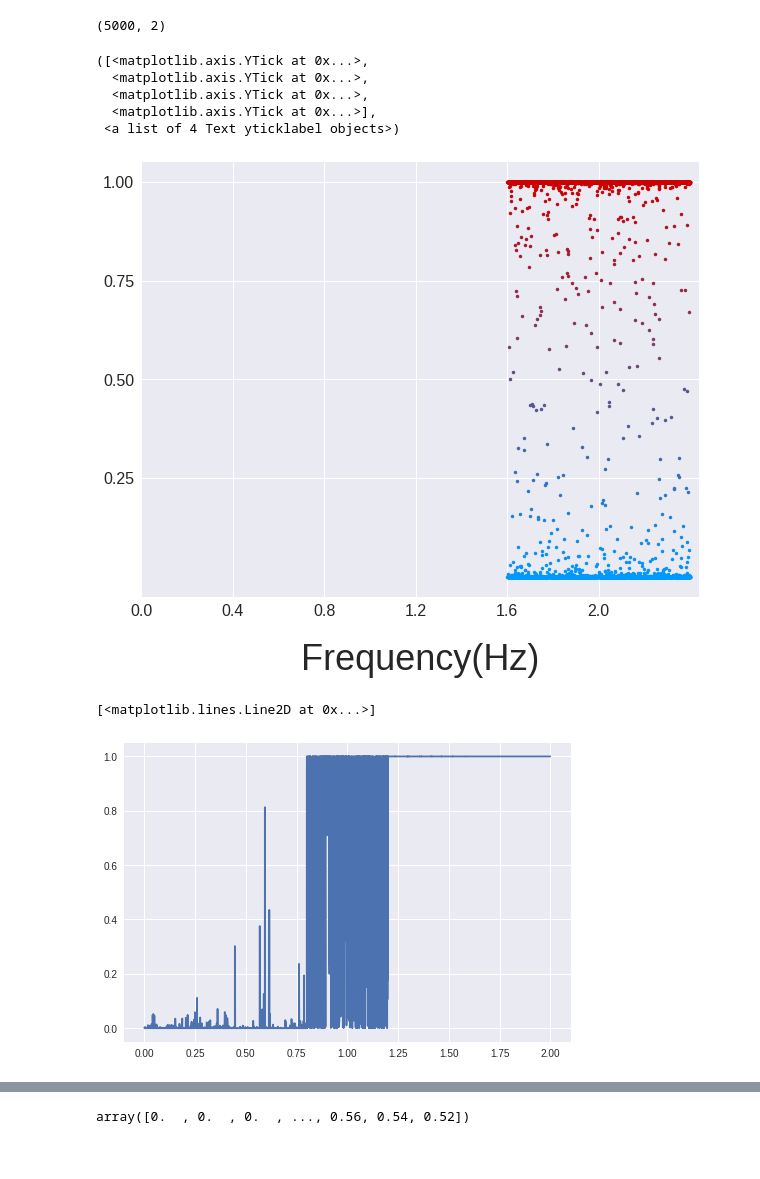
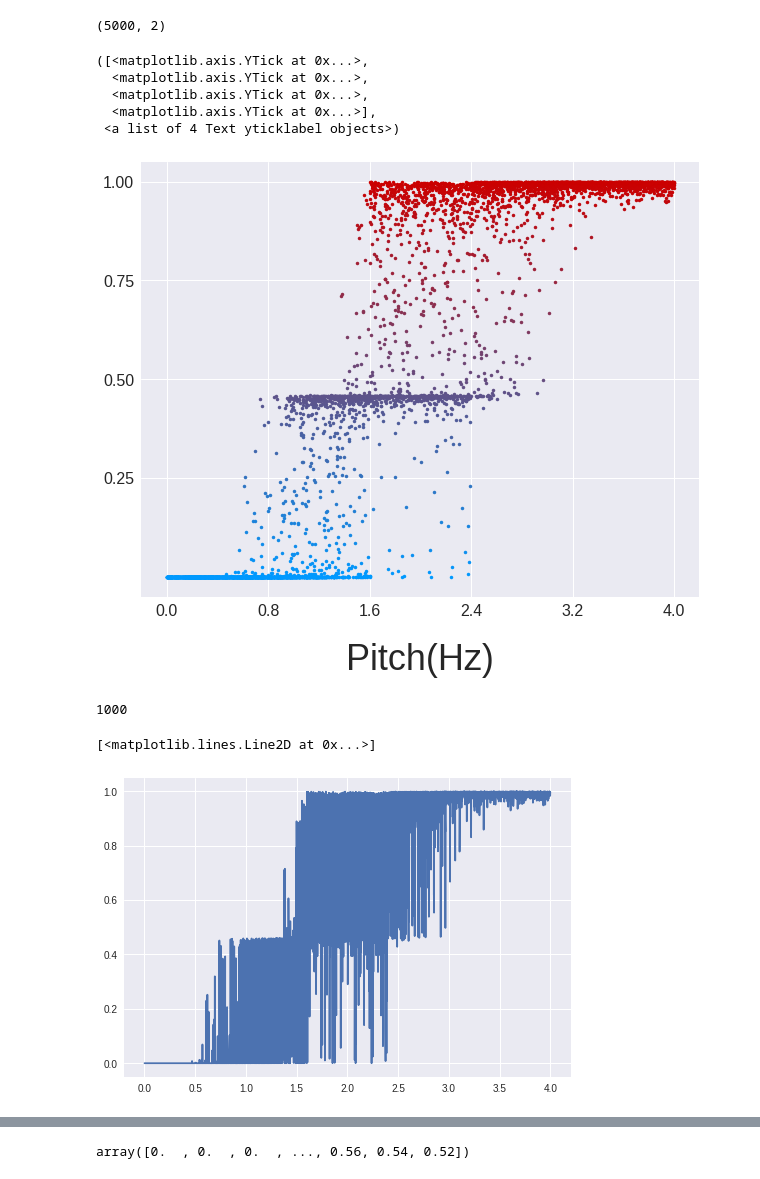
Before and after one commit to Joovvhan/Master-Thesis, a Jupyter notebook: src/Prediction_Test_Modified_For_Presentation.ipynb, the cells around one changed output, grey strips where cells are left out. Cells and saved outputs as stored; diff of their text form; code cells hidden in the pictures.

Commit message:
Bug Fixed (testFiles)

```diff
--- a/src/Prediction_Test_Modified_For_Presentation.ipynb
+++ b/src/Prediction_Test_Modified_For_Presentation.ipynb
@@ -67,15 +66,17 @@ Parameter npy File List: ['gdrive/My Drive/Colab/Model/std_10-06-17:14:18.npy',
 # %%
 dataPath = 'gdrive/My Drive/Colab/Data'
 
-foldersTest = ['A3F1P3', 'A3F2P3', 'A3F3P3', 'A3F4P3', 'A3F5P3']
+# foldersTest = ['A3F1P3', 'A3F2P3', 'A3F3P3', 'A3F4P3', 'A3F5P3']
+# foldersTest = ['A3F3P3', 'A3F3P3', 'A3F3P3', 'A3F3P3', 'A3F3P3']
+foldersTest = ['A3F3P1', 'A3F3P2', 'A3F3P3', 'A3F3P4', 'A3F3P5']
 
 pathTests = [dataPath + '/' + folder for folder in foldersTest]
 print(pathTests)
 
-filesTest = list()
+filesTestTotal = list()
 
 for i in range(len(foldersTest)):
-    filesTest = filesTest + (glob.glob(pathTests[i] + '/*.wav'))
+    filesTestTotal = filesTestTotal + (glob.glob(pathTests[i] + '/*.wav'))
 
-print(len(filesTest))
+print(len(filesTestTotal))
 # %% [output]
@@ -179,32 +178,39 @@ Y_pred.shape
 # %%
 X_ticks = np.zeros(len(Y_pred))
 
 for i in range(len(X_ticks)):
-    X_ticks[i] = float(filesTest[i].split('/')[-1].split('_')[1][1:-1])
+    X_ticks[i] = float(filesTestTotal[i].split('/')[-1].split('_')[2][1:-1])
 
 plt.figure(figsize=(10, 8))
 for i in range(len(X_ticks)):
     normalC = np.asarray([0, 0.6, 1])
     faultC = np.asarray([0.8, 0, 0])
     dotC = Y_pred[i, 1] * faultC + (1 - Y_pred[i, 1]) * normalC
     plt.plot(X_ticks[i], Y_pred[i, 1], '.', color=dotC)
 
 
-plt.xticks([0, 0.4, 0.8, 1.2, 1.6, 2.0], fontsize=16)
-plt.xlabel('Frequency(Hz)', fontsize=36, labelpad = 24)
+# plt.xticks([0, 0.4, 0.8, 1.2, 1.6, 2.0], fontsize=16)
+# plt.xlabel('Frequency(Hz)', fontsize=36, labelpad = 24)
+
+plt.xticks([0, 0.8, 1.6, 2.4, 3.2, 4.0], fontsize=16)
+plt.xlabel('Pitch(Hz)', fontsize=36, labelpad = 24)
 
 plt.yticks([0.25, 0.5, 0.75, 1.0], fontsize=16)
 # plt.ylabel('Fault Probability', fontsize=36, labelpad = 24)
 # plt.gca().get_yaxis().set_visible(False)
 
 # Need to match file name with x axis
 # %% [output]
 ([<matplotlib.axis.YTick at 0x...>,
   <matplotlib.axis.YTick at 0x...>,
   <matplotlib.axis.YTick at 0x...>,
   <matplotlib.axis.YTick at 0x...>],
  <a list of 4 Text yticklabel objects>)
-[figure, old version]
+[figure, new version]
+# %%
+len(filesTest)
+# %% [output]
+1000
 # %%
 x = np.stack((X_ticks, Y_pred[:, 1])).T
 y = np.asarray(sorted(x, key=lambda x: x[0]))
@@ -212,7 +218,7 @@ y = np.asarray(sorted(x, key=lambda x: x[0]))
 plt.plot(y[:, 0], y[:, 1])
 # %% [output]
 [<matplotlib.lines.Line2D at 0x...>]
-[figure, old version]
+[figure, new version]
 # %%
 z = [round(val) for val in y[:, 1]]
 pit = y[:, 0]
```
Also changed, not shown: parts of 8 cells of this notebook.
